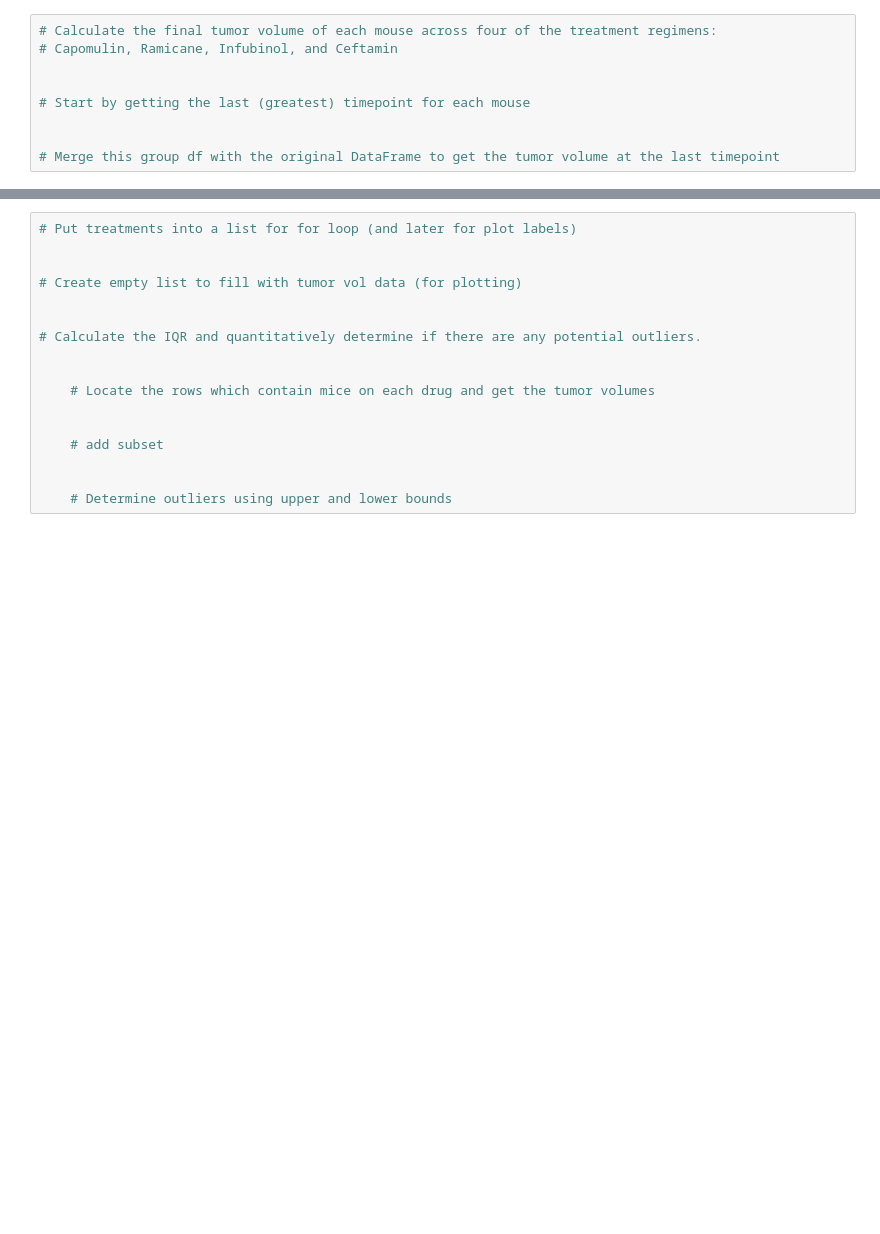
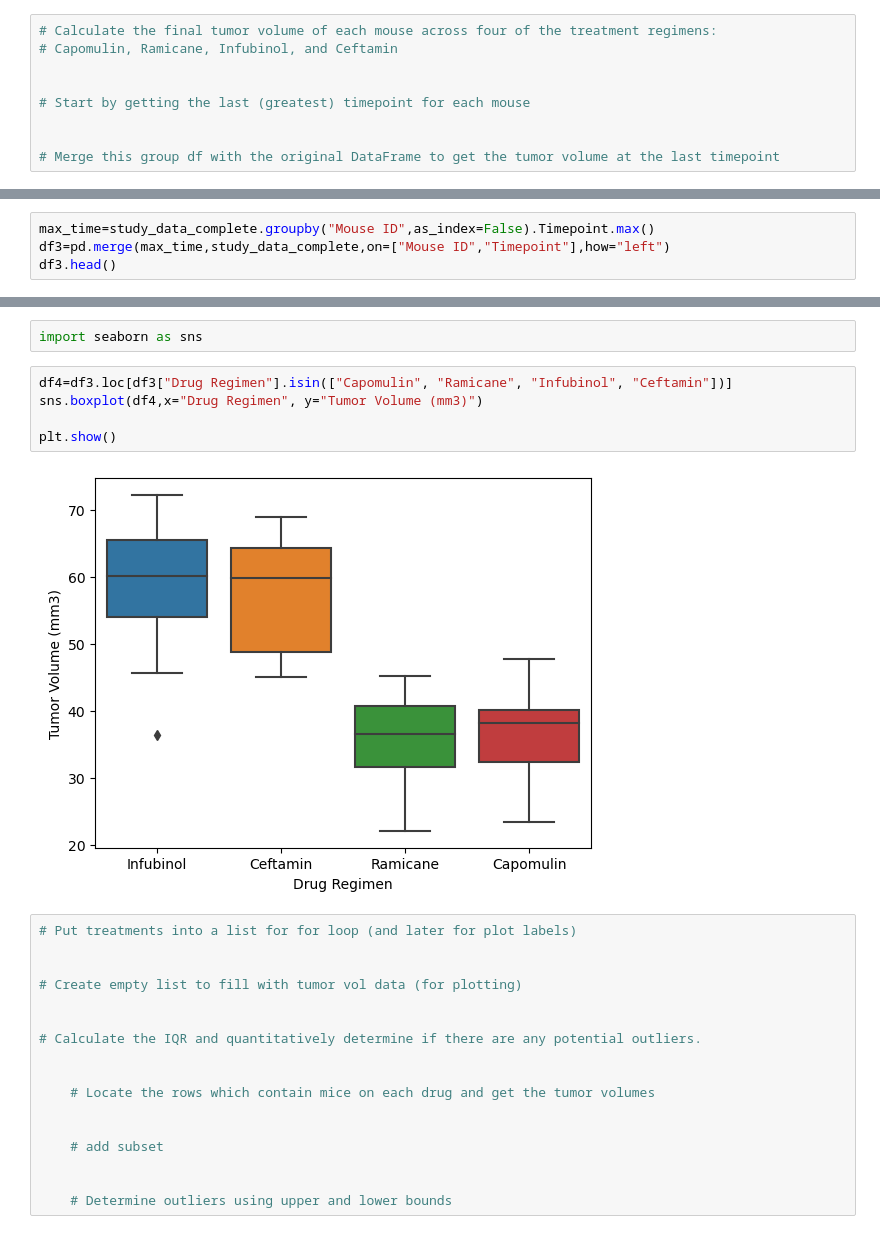
Before and after one commit to mishaborunda/SMU_Data_Analytics_HW2023, a Jupyter notebook: 05-Data Visualization/Submissions/Pymaceuticals/pymaceuticals_hw5.ipynb, the cells around one changed output, grey strips where cells are left out. Drawn from its saved outputs; the diff is of its cells as text; blank space fills up the shorter version.

```diff
--- a/05-Data Visualization/Submissions/Pymaceuticals/pymaceuticals_hw5.ipynb
+++ b/05-Data Visualization/Submissions/Pymaceuticals/pymaceuticals_hw5.ipynb
@@ -275,0 +255,4 @@ Capomulin_df.head()
+# %%
+max_time=study_data_complete.groupby("Mouse ID",as_index=False).Timepoint.max()
+df3=pd.merge(max_time,study_data_complete,on=["Mouse ID","Timepoint"],how="left")
+df3.head()
@@ -276,3 +266,12 @@ Capomulin_df.head()
+# %%
+import seaborn as sns
+# %%
+df4=df3.loc[df3["Drug Regimen"].isin(["Capomulin", "Ramicane", "Infubinol", "Ceftamin"])]
+sns.boxplot(df4,x="Drug Regimen", y="Tumor Volume (mm3)")
+
+plt.show()
+# %% [output]
+[figure, added]
 # %%
 # Put treatments into a list for for loop (and later for plot labels)
 
```
Also changed, not shown: parts of 4 cells of this notebook, 5 other files.
